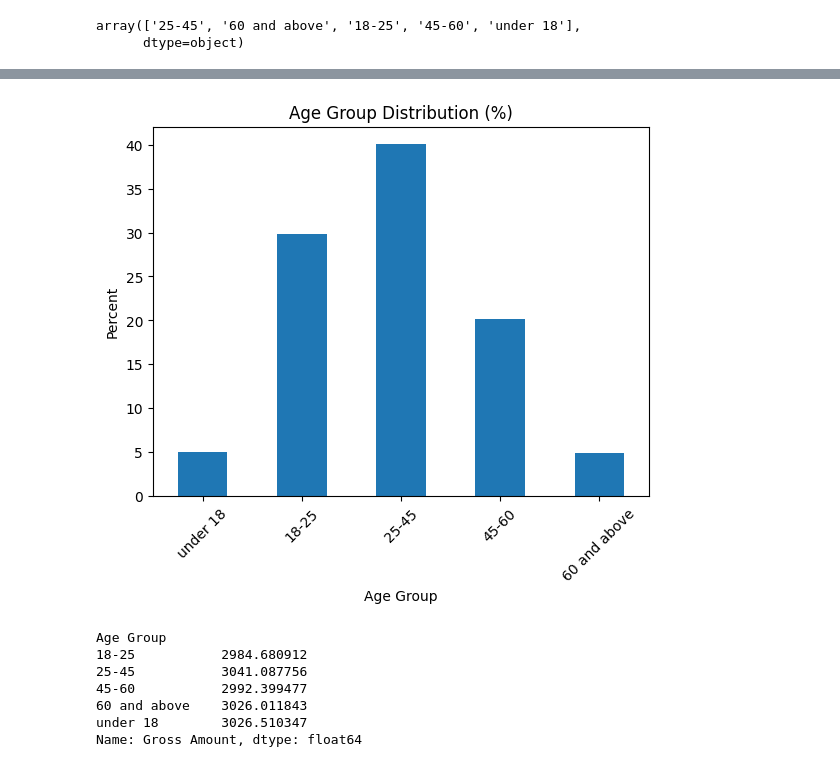
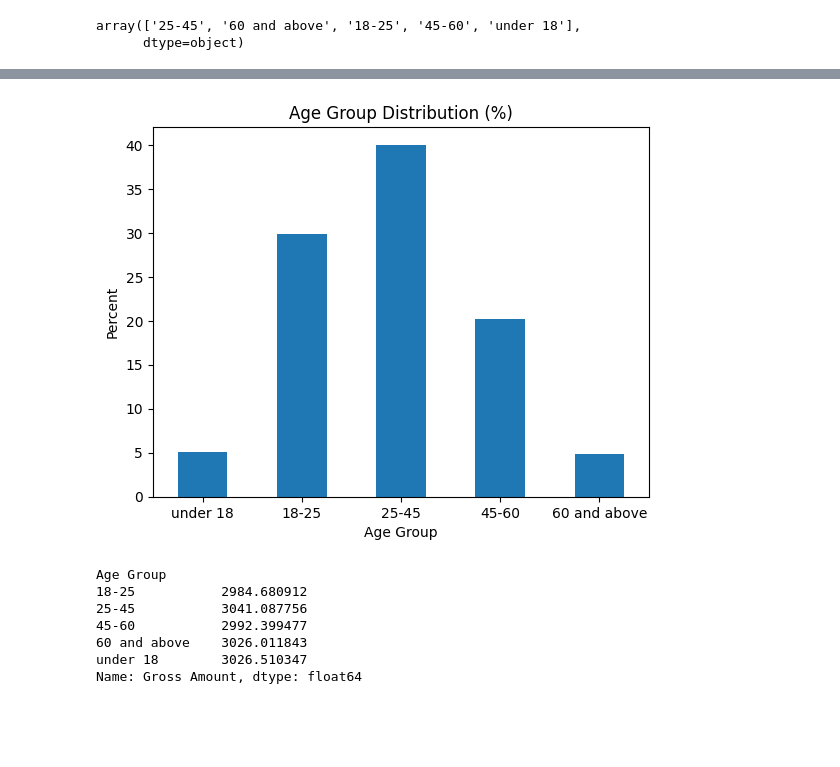
Before and after one commit to SvitlanaShustur/Final-project, a Jupyter notebook: model.ipynb, the cells around one changed output, grey strips where cells are left out. Saved outputs shown, nothing was run; the diff lists cells and outputs as text; code cells hidden in the pictures; blank space fills up the shorter version.

```diff
--- a/model.ipynb
+++ b/model.ipynb
@@ -118,18 +120,18 @@ plt.show()
 # %%
 age_order = ['under 18', '18-25', '25-45', '45-60', '60 and above']
 
 share = (
-    df['Age Group']
-    .value_counts(normalize=True)
-    .reindex(age_order)
+    df['Age Group']                         # обчислюємо частку кожної групи у %
+    .value_counts(normalize=True)           # перетворюємо кількість у частки (від 0 до 1)
+    .reindex(age_order)                     # сортуємо згідно з нашим списком age_order
     * 100
 )
 
-share.plot(kind='bar')
-plt.title("Age Group Distribution (%)")
-plt.ylabel("Percent")
-plt.xticks(rotation=45)
+share.plot(kind='bar')                      # будуємо стовпчикову діаграму
+plt.title("Age Group Distribution (%)")     # заголовок та підписи осей
+plt.ylabel("Percent")                       # заголовок та підписи осей
+plt.xticks(rotation=0)
 plt.show()
 # %% [output]
-[figure, old version]
+[figure, new version]
 # %%
```
Also changed, not shown: parts of 40 cells of this notebook, 3 other files.
